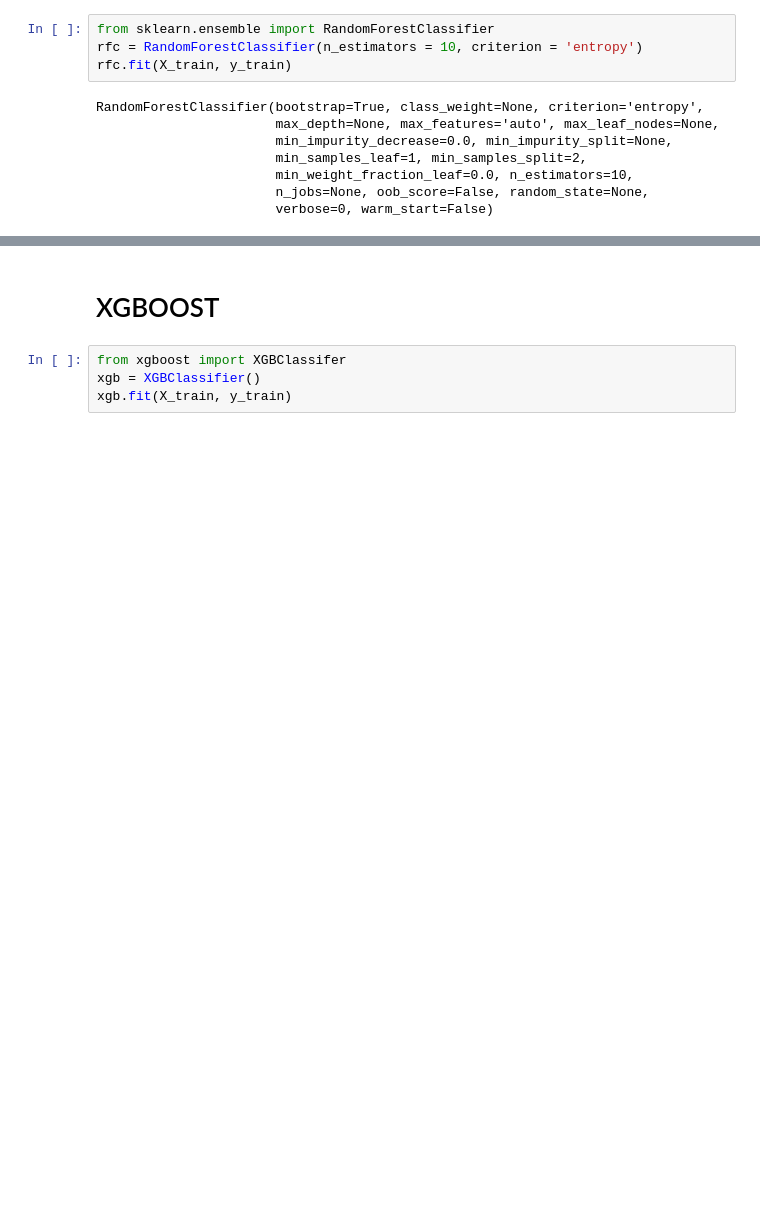
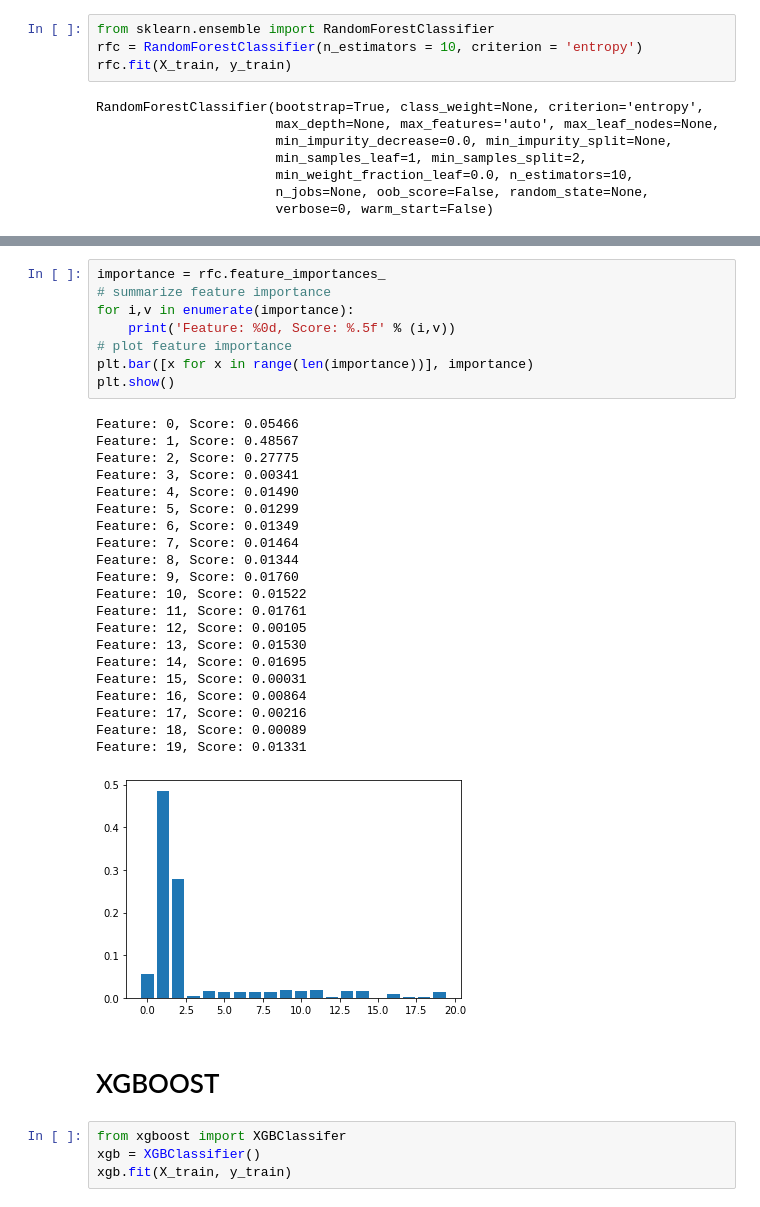
Before and after one commit to sam23121/abtest-mlops, a Jupyter notebook: notebooks/train.ipynb, the cells around one changed output, grey strips where cells are left out. Drawn from its saved outputs; the diff is of its cells as text; blank space fills up the shorter version.

```diff
--- a/notebooks/train.ipynb
+++ b/notebooks/train.ipynb
@@ -453,3 +528,33 @@ print(rmse)
+# %%
+importance = rfc.feature_importances_
+# summarize feature importance
+for i,v in enumerate(importance):
+	print('Feature: %0d, Score: %.5f' % (i,v))
+# plot feature importance
+plt.bar([x for x in range(len(importance))], importance)
+plt.show()
+# %% [output]
+Feature: 0, Score: 0.05466
+Feature: 1, Score: 0.48567
+Feature: 2, Score: 0.27775
+Feature: 3, Score: 0.00341
+Feature: 4, Score: 0.01490
+Feature: 5, Score: 0.01299
+Feature: 6, Score: 0.01349
+Feature: 7, Score: 0.01464
+Feature: 8, Score: 0.01344
+Feature: 9, Score: 0.01760
+Feature: 10, Score: 0.01522
+Feature: 11, Score: 0.01761
+Feature: 12, Score: 0.00105
+Feature: 13, Score: 0.01530
+Feature: 14, Score: 0.01695
+Feature: 15, Score: 0.00031
+Feature: 16, Score: 0.00864
+Feature: 17, Score: 0.00216
+Feature: 18, Score: 0.00089
+Feature: 19, Score: 0.01331
+[figure, added]
 # %% [markdown]
 # XGBOOST
 # %%
```
Also changed, not shown: parts of 15 cells of this notebook.
